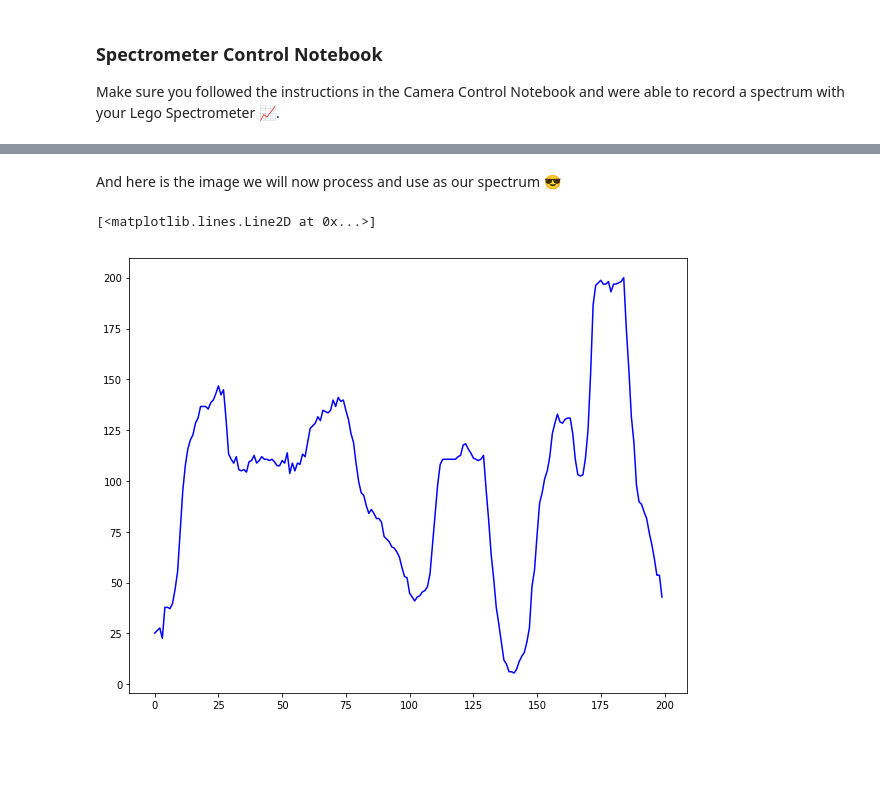
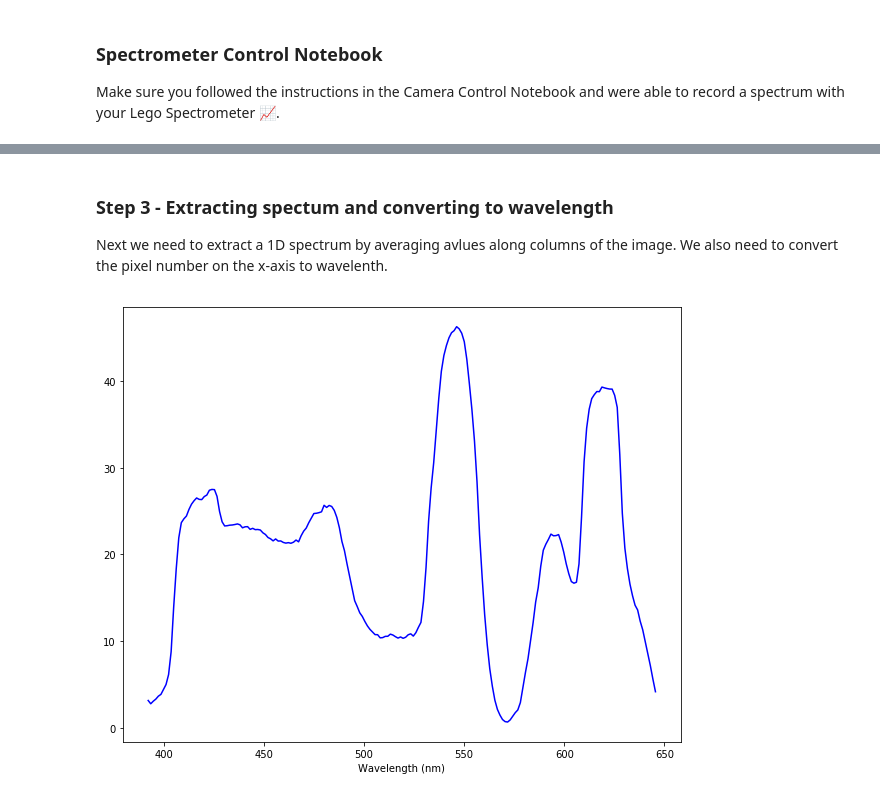
Before and after one commit to orcsgirls/LegoSpectrometer, a Jupyter notebook: SpectrometerControl.ipynb, the cells around one changed output, grey strips where cells are left out. Drawn from its saved outputs; the diff is of its cells as text; code cells hidden in the pictures; blank space fills up the shorter version.

```diff
--- a/SpectrometerControl.ipynb
+++ b/SpectrometerControl.ipynb
@@ -51,0 +90,15 @@ Now let's capture an image and display it. Note that the argument shutter specif
+# %%
+def getSpectrum(processed, wavelength1, wavelength2, pixel1, pixel2):
+
+    spectrum = np.asarray(processed)            # Convery to Numpy array for calculations
+    spectrum = np.average(spectrum, axis=(0,2)) # Average columns and color values
+    spectrum = spectrum-(0.9*min(spectrum))     # Subtract baseline
+
+    if (wavelength1 > wavelength2):
+        print ('ERROR: First wavelength needs to be smaller than second one given!')
+
+    wavelength = np.arange(float(len(spectrum)))
+    factor = (wavelength2 - wavelength1) / (pixel2 - pixel1)
+    wavelength = wavelength1 + (wavelength - pixel1) * factor
+
+    return wavelength, spectrum
@@ -85,7 +203,3 @@ ax.grid(color='yellow', linestyle='dotted', linewidth=1)
 # %%
-def imageCrop(img,crop):
-    return image.crop(crop)
-
-cropped = imageCrop(image,crop)
-cropped
+processed
 # %% [output]
@@ -93,10 +215,4 @@ cropped
 # %% [markdown]
-And here is the image we will now process and use as our spectrum 😎
+### Step 3 - Extracting spectum and converting to wavelength
+
+Next we need to extract a 1D spectrum by averaging avlues along columns of the image. We also need to convert the pixel number on the x-axis to wavelenth.
-# %%
-def getSpectrum(processed):
-    spectrum = np.asarray(processed)
-    spectrum = np.average(spectrum[0], axis=1)
-    spectrum = spectrum-(0.9*min(spectrum))  # Subtract baseline
-    spectrum = spectrum*(200/max(spectrum))  # Normalize to 200
-
-    return spectrum
@@ -111,6 +219,16 @@ def adjustBrightness(image):
 # %%
-spectrum=getSpectrum(cropped)
-plt.plot(spectrum, color='blue')
+# pixel number of the green and orange line in the CFL spectrum
+pixelGreen = 120
+pixelOrange = 175
+
+# Wavelength in nm for those lines (e.g. from reference spectrum)
+wavelengthGreen = 545
+wavelengthOrange = 615
+
+wavelength, spectrum = getSpectrum(cropped, wavelengthGreen, wavelengthOrange, pixelGreen, pixelOrange)
+
+plt.xlabel('Wavelength (nm)')
+plt.plot(wavelength, spectrum, color='blue')
+plt.savefig("docs/images/spectrum-"+measurementTaken+".jpg")
 # %% [output]
-[<matplotlib.lines.Line2D at 0x...>]
-[figure, old version]
+[figure, new version]
```
Also changed, not shown: parts of 29 cells of this notebook, 14 other files.
